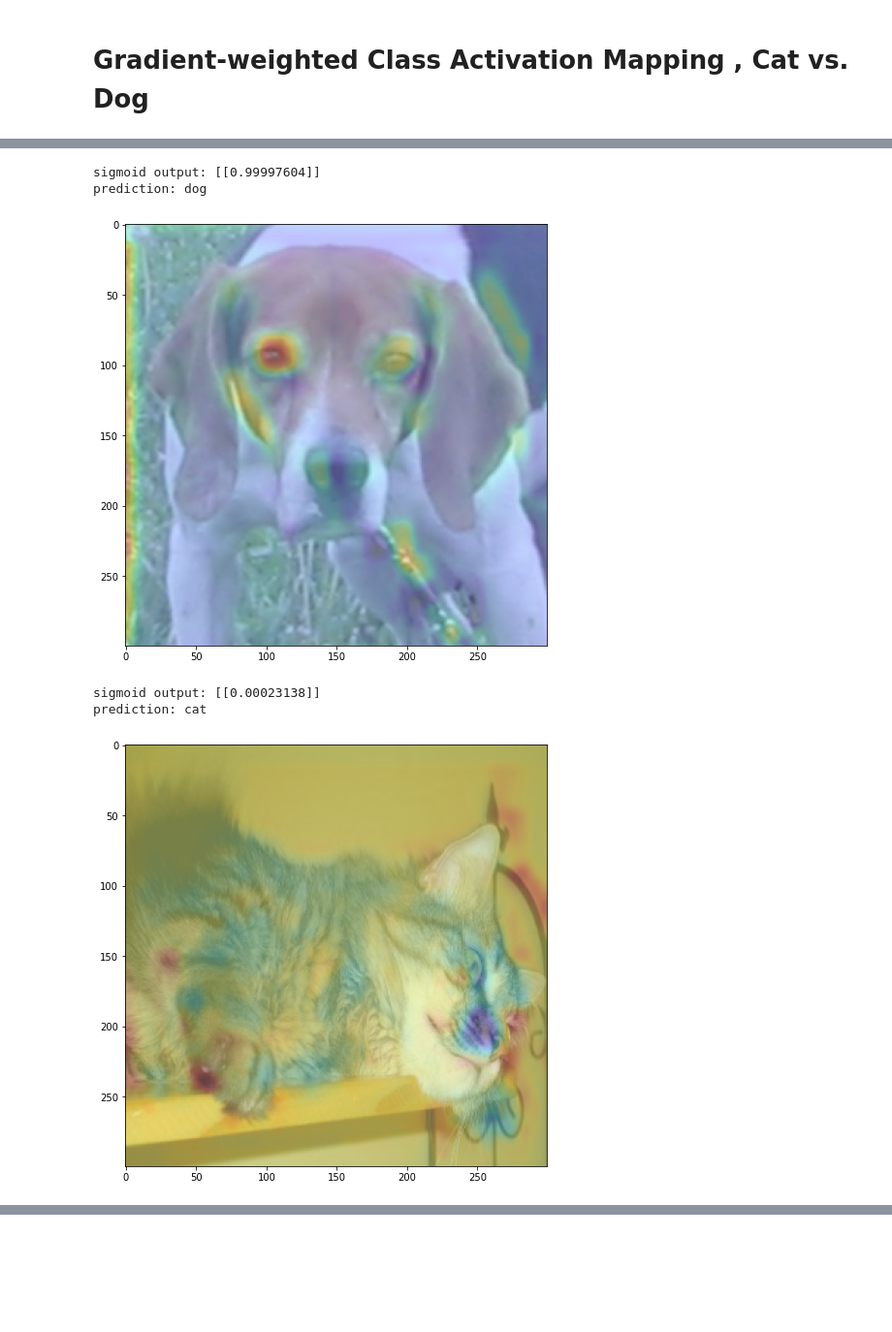
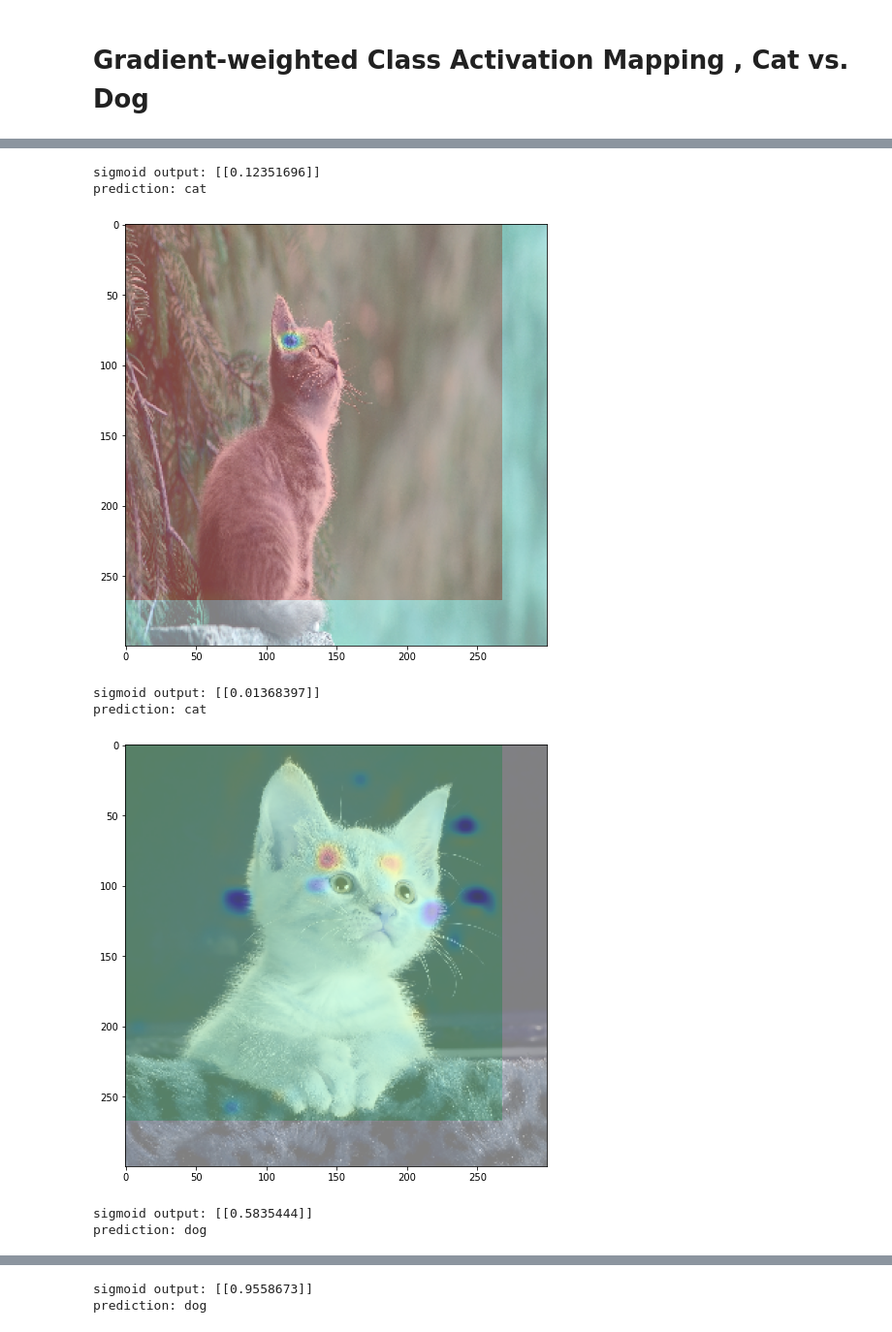
Before and after one commit to mahmouddraz/xai, a Jupyter notebook: Gradient_weighted_maps.ipynb, the cells around one changed output, grey strips where cells are left out. Shown at 97% size. Cells and saved outputs as stored; diff of their text form; code cells hidden in the pictures; blank space fills up the shorter version.

```diff
--- a/Gradient_weighted_maps.ipynb
+++ b/Gradient_weighted_maps.ipynb
@@ -75,15 +66,17 @@ train_batches = train_data.map(normalize_images).batch(32)
 # %%
 model = Sequential()
-model.add(Conv2D(16, input_shape=(300,300,3), kernel_size=(3,3), activation='relu',padding='same'))
+model.add(Conv2D(16, input_shape=(300,300,3), kernel_size=(3,3), activation='relu'))
 model.add(MaxPooling2D(pool_size=(2,2)))
 
-model.add(Conv2D(32,kernel_size=(3,3),activation='relu',padding='same'))
+model.add(Conv2D(32,kernel_size=(3,3), activation='relu'))
 model.add(MaxPooling2D(pool_size=(2,2)))
 
-model.add(Conv2D(64,kernel_size=(3,3),activation='relu',padding='same'))
+model.add(Conv2D(64,kernel_size=(3,3), activation='relu'))
 model.add(MaxPooling2D(pool_size=(2,2)))
 
-model.add(Conv2D(128,kernel_size=(3,3),activation='relu',padding='same'))
+model.add(Conv2D(128, kernel_size=(3,3), activation='relu'))
+
+## add A golbalAveragePooling
 model.add(GlobalAveragePooling2D())
 model.add(Dense(1, activation='sigmoid'))
 
@@ -115,2 +84,4 @@ Epoch 23/25
+# %%
+train_batches = tf.data.experimental.save(train_batches, '/content/drive/MyDrive/XAI workshop/datasets/train_data_prepared_cvd')
 # %%
 model.summary()
@@ -182,7 +162,0 @@ test_data = train_data.map(normalize_images).batch(1)
-# %%
-images = {"cats": [], "dogs": []}
-for image, label in test_data.take(8):
-    if int(label.numpy()):
-      images["dogs"].append(image)
-    else:
-      images['cats'].append(image)
@@ -189,31 +169,34 @@ for image, label in test_data.take(8):
 # %%
 # utility function to preprocess an image and show the CAM
-def convert_and_classify(tensor_image):
+def convert_and_classify(image):
 
-  # in case load the image *(png)
-  # img = cv2.imread(image)
+  # load the image
+  img = cv2.imread(image)
 
-  # # preprocess the image before feeding it to the model
-  # img = cv2.resize(img, (300,300)) / 255.0
+  # preprocess the image before feeding it to the model
+  img = cv2.resize(img, (300,300))
+  img = img/255
 
   # add a batch dimension because the model expects it
-  # tensor_image = np.expand_dims(tensor_image, axis=0)
-
+  tensor_image = np.expand_dims(img, axis=0)
 
   # get the features and prediction
   features, results = cam_model.predict(tensor_image)
 
   # generate the CAM
   show_cam(tensor_image, features, results)
 
-
-
-convert_and_classify(images["dogs"][2])
-convert_and_classify(images["cats"][1])
+convert_and_classify('cat1.jpg')
+convert_and_classify('cat2.jpg')
+convert_and_classify('catanddog.jpg')
+convert_and_classify('dog1.jpg')
+convert_and_classify('dog2.jpg')
 # %% [output]
-sigmoid output: [[0.99997604]]
-prediction: dog
+sigmoid output: [[0.12351696]]
+prediction: cat
-[figure, old version]
+[figure, new version]
-sigmoid output: [[0.00023138]]
+sigmoid output: [[0.01368397]]
 prediction: cat
-[figure, old version]
+[figure, new version]
+sigmoid output: [[0.5835444]]
+prediction: dog
@@ -219,0 +204,2 @@ prediction: cat
+sigmoid output: [[0.9558673]]
+prediction: dog
```
Also changed, not shown: parts of 17 cells of this notebook.
